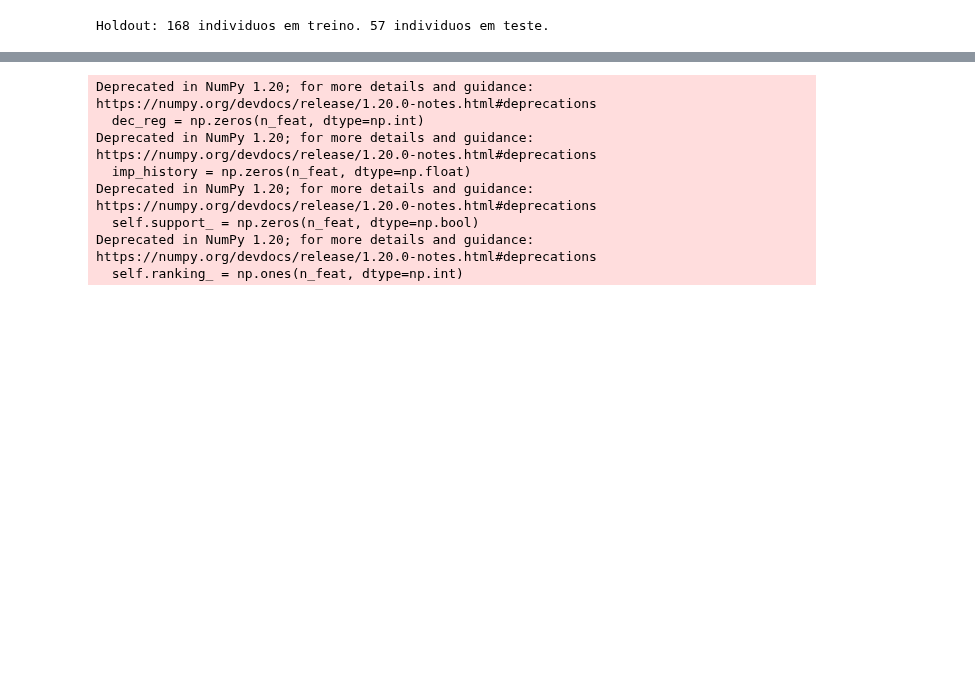
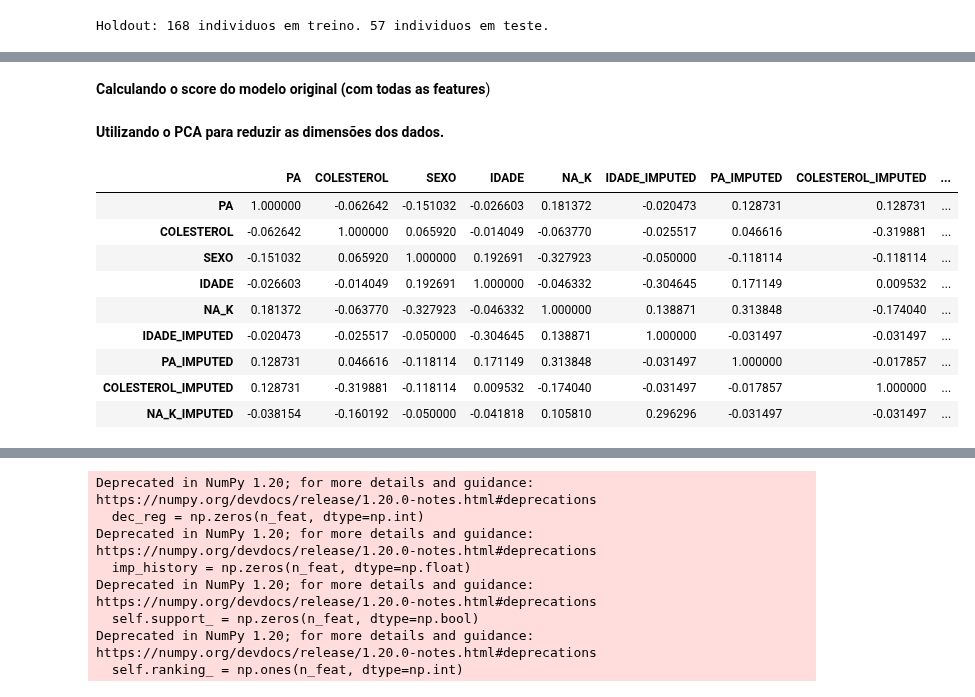
Before and after one commit to inf032/introducaoML, a Jupyter notebook: Farm04.Selecao_Preditoras.ipynb, the cells around one changed output, grey strips where cells are left out. Drawn from its saved outputs; the diff is of its cells as text; code cells hidden in the pictures; blank space fills up the shorter version.

```diff
--- a/Farm04.Selecao_Preditoras.ipynb
+++ b/Farm04.Selecao_Preditoras.ipynb
@@ -184,3 +181,5 @@ y_train_le = pd.Series(le.fit_transform(y_train))
+# %% [markdown]
+**Calculando o score do modelo original (com todas as features**)
 # %%
 tree = DecisionTreeClassifier(criterion='gini', max_depth=10,
                                min_samples_leaf = 2, min_samples_split = 3)
@@ -191,0 +191,16 @@ score_original = modelo.score(X_test, le.transform(y_test))
+# %% [markdown]
+**Utilizando o PCA para reduzir as dimensões dos dados.**
+# %%
+dados_corr = pd.DataFrame(data=transformer.transform(X_test), columns=feature_list).corr()
+dados_corr
+# %% [output]
+|  | PA | COLESTEROL | SEXO | IDADE | NA_K | IDADE_IMPUTED | PA_IMPUTED | COLESTEROL_IMPUTED | ... |
+| PA | 1.000000 | -0.062642 | -0.151032 | -0.026603 | 0.181372 | -0.020473 | 0.128731 | 0.128731 | ... |
+| COLESTEROL | -0.062642 | 1.000000 | 0.065920 | -0.014049 | -0.063770 | -0.025517 | 0.046616 | -0.319881 | ... |
+| SEXO | -0.151032 | 0.065920 | 1.000000 | 0.192691 | -0.327923 | -0.050000 | -0.118114 | -0.118114 | ... |
+| IDADE | -0.026603 | -0.014049 | 0.192691 | 1.000000 | -0.046332 | -0.304645 | 0.171149 | 0.009532 | ... |
+| NA_K | 0.181372 | -0.063770 | -0.327923 | -0.046332 | 1.000000 | 0.138871 | 0.313848 | -0.174040 | ... |
+| IDADE_IMPUTED | -0.020473 | -0.025517 | -0.050000 | -0.304645 | 0.138871 | 1.000000 | -0.031497 | -0.031497 | ... |
+| PA_IMPUTED | 0.128731 | 0.046616 | -0.118114 | 0.171149 | 0.313848 | -0.031497 | 1.000000 | -0.017857 | ... |
+| COLESTEROL_IMPUTED | 0.128731 | -0.319881 | -0.118114 | 0.009532 | -0.174040 | -0.031497 | -0.017857 | 1.000000 | ... |
+| NA_K_IMPUTED | -0.038154 | -0.160192 | -0.050000 | -0.041818 | 0.105810 | 0.296296 | -0.031497 | -0.031497 | ... |
```
Also changed, not shown: parts of 13 cells of this notebook.
